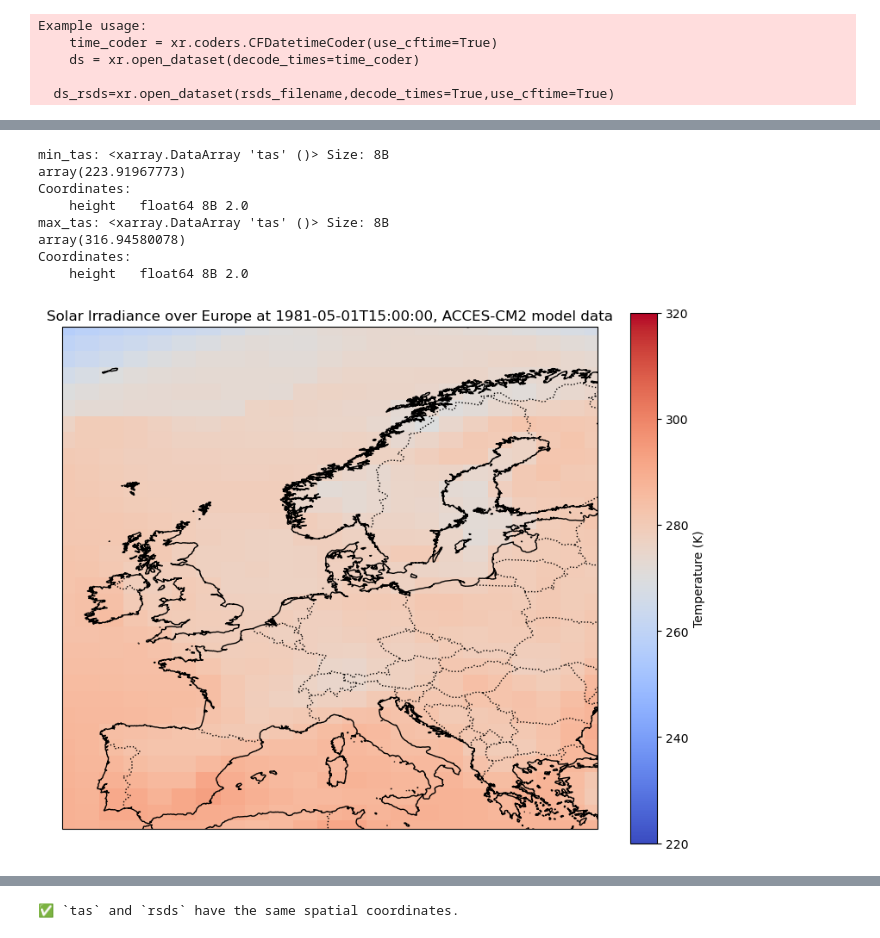
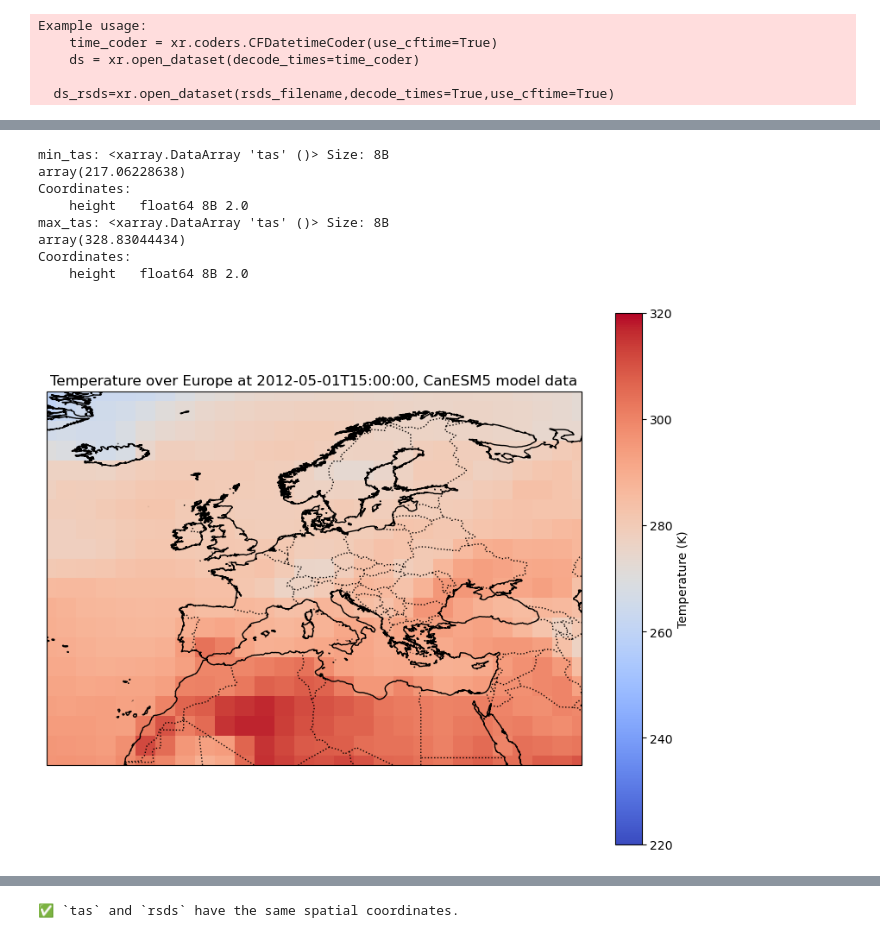
Before and after one commit to martabresco/Climate-Change-Impacted-Solar-Energy-Generation, a Jupyter notebook: temp_interpolation.ipynb, the cells around one changed output, grey strips where cells are left out. Cells and saved outputs as stored; diff of their text form; code cells hidden in the pictures.

```diff
--- a/temp_interpolation.ipynb
+++ b/temp_interpolation.ipynb
@@ -7,7 +7,7 @@ from glob import glob
 import cftime
 import os
 # %%
-filename= "/groups/FutureWind/SFCRAD/ACCESS-CM2/historical/r1i1p1f1/tas_3hr_ACCESS-CM2_historical_r1i1p1f1_gn_198001010300-199001010000.nc"
+filename= "/groups/FutureWind/SFCRAD/CanESM5/historical/r1i1p2f1/tas_3hr_CanESM5_historical_r1i1p2f1_gn_201101010300-201501010000.nc"
 ds_tas=xr.open_dataset(filename, decode_times=True, use_cftime=True)
 # %% [output]
 Example usage:
@@ -72,7 +60,7 @@ Data variables:
 # %%
 # Convert cftime time in tas to datetime64 (if needed)
-if not np.issubdtype(ds_tas['time'].dtype, np.datetime64):
-    ds_tas = ds_tas.assign_coords(time=ds_tas.indexes['time'].to_datetimeindex())
+#if not np.issubdtype(ds_tas['time'].dtype, np.datetime64):
+    #ds_tas = ds_tas.assign_coords(time=ds_tas.indexes['time'].to_datetimeindex())
 # %%
 ds_tas
 # %% [output]
@@ -116,8 +104,8 @@ Data variables:
 # %%
 from future_wind_copy import combine_hemispheres
-tas_europe=combine_hemispheres(ds_tas,minlat=35.,maxlat=75.,minlon=347.,maxlon=30.)
-rsds_europe=combine_hemispheres(ds_rsds,minlat=35.,maxlat=75.,minlon=347.,maxlon=30.)
-rsdsdiff_europe=combine_hemispheres(ds_rsdsdiff,minlat=35.,maxlat=75.,minlon=347.,maxlon=30.)
+tas_europe=combine_hemispheres(ds_tas,minlat=20.,maxlat=75.,minlon=330.,maxlon=50.)
+rsds_europe=combine_hemispheres(ds_rsds,minlat=20.,maxlat=75.,minlon=330.,maxlon=50.)
+rsdsdiff_europe=combine_hemispheres(ds_rsdsdiff,minlat=20.,maxlat=75.,minlon=330.,maxlon=50.)
 # %%
 tas_europe
 min_tas=tas_europe['tas'].min()
@@ -126,11 +114,11 @@ max_tas=tas_europe['tas'].max()
 print("max_tas:", max_tas)
 # %% [output]
 min_tas: <xarray.DataArray 'tas' ()> Size: 8B
-array(223.91967773)
+array(217.06228638)
 Coordinates:
     height   float64 8B 2.0
 max_tas: <xarray.DataArray 'tas' ()> Size: 8B
-array(316.94580078)
+array(328.83044434)
 Coordinates:
     height   float64 8B 2.0
 # %%
@@ -141,7 +129,7 @@ import cartopy.feature as cfeature
 tas_europe_var = tas_europe['tas']
 
 # Select solar irradiance for the specific time
-specific_time = "1981-05-01T15:00:00"
+specific_time = "2012-05-01T15:00:00"
 tas_europe_at_time = tas_europe_var.sel(time=specific_time)
 
 # Get coordinate limits from the dataset
@@ -149,35 +137,35 @@ lon_min, lon_max = tas_europe_at_time.lon.min().item(), tas_europe_at_time.lon.m
 lat_min, lat_max = tas_europe_at_time.lat.min().item(), tas_europe_at_time.lat.max().item()
 
 # Create the plot
 fig, ax = plt.subplots(figsize=(10, 8), subplot_kw={'projection': ccrs.PlateCarree()})
 
 # Plot the solar irradiance at the selected time
 tas_europe_at_time.plot(
     ax=ax,
     transform=ccrs.PlateCarree(),
     cmap='coolwarm',
     vmin=220,  # Minimum value of the color scale
     vmax=320, # Red color scale for solar irradiance
     cbar_kwargs={'label': 'Temperature (K)'}
 )
 
 # Add map features for context
 ax.coastlines(resolution='10m', linewidth=1)
 ax.add_feature(cfeature.BORDERS, linestyle=':')
 ax.add_feature(cfeature.LAND, facecolor='lightgray')
 ax.add_feature(cfeature.OCEAN, facecolor='white')
 
 # Set extent dynamically based on dataset coordinates
 ax.set_extent([lon_min, lon_max, lat_min, lat_max], crs=ccrs.PlateCarree())
 
 # Add title and labels
-plt.title(f'Temperature over Europe at {specific_time}, ACCES-CM2 model data')
+plt.title(f'Temperature over Europe at {specific_time}, CanESM5 model data')
 plt.xlabel('Longitude')
 plt.ylabel('Latitude')
 
 plt.show()
 # %% [output]
-[figure, old version]
+[figure, new version]
 # %%
 # Interpolate tas to match rsds time
 tas_interp = tas_europe['tas'].interp(time=ds_rsds['time'], method="linear")
```
Also changed, not shown: parts of 21 cells of this notebook, 45 other files.
